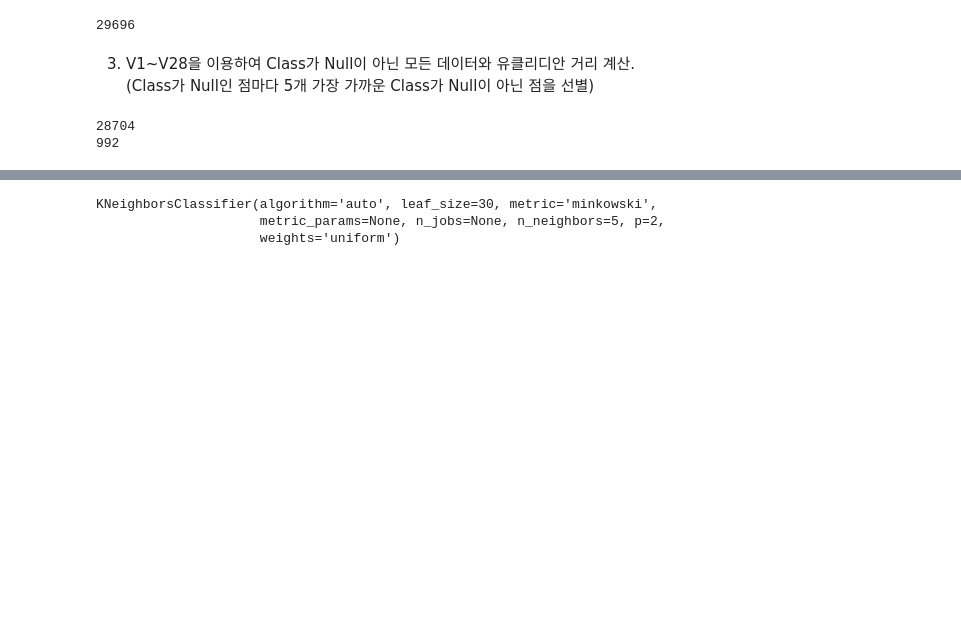
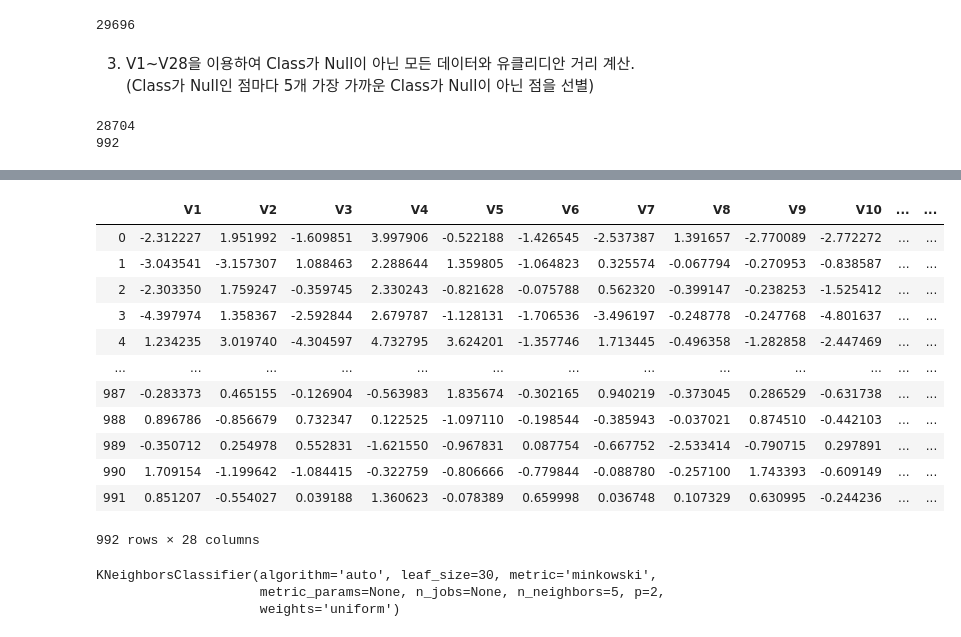
Before and after one commit to tenjumh/Practice, a Jupyter notebook: Anomaly detection/Fraud data detection.ipynb, the cells around one changed output, grey strips where cells are left out. Drawn from its saved outputs; the diff is of its cells as text; code cells hidden in the pictures; blank space fills up the shorter version.

```diff
--- a/Anomaly detection/Fraud data detection.ipynb
+++ b/Anomaly detection/Fraud data detection.ipynb
@@ -98,6 +116,22 @@ print(len(data_df_notnull))
 # %%
 y = data_df_notnull['Class']
-X = data_df_notnull.drop(['Class'], axis=1)
+X = data_df_notnull.drop(['Class', 'Time','Amount'], axis=1)
+# %%
+X
+# %% [output]
+|  | V1 | V2 | V3 | V4 | V5 | V6 | V7 | V8 | V9 | V10 | ... | ... |
+| 0 | -2.312227 | 1.951992 | -1.609851 | 3.997906 | -0.522188 | -1.426545 | -2.537387 | 1.391657 | -2.770089 | -2.772272 | ... | ... |
+| 1 | -3.043541 | -3.157307 | 1.088463 | 2.288644 | 1.359805 | -1.064823 | 0.325574 | -0.067794 | -0.270953 | -0.838587 | ... | ... |
+| 2 | -2.303350 | 1.759247 | -0.359745 | 2.330243 | -0.821628 | -0.075788 | 0.562320 | -0.399147 | -0.238253 | -1.525412 | ... | ... |
+| 3 | -4.397974 | 1.358367 | -2.592844 | 2.679787 | -1.128131 | -1.706536 | -3.496197 | -0.248778 | -0.247768 | -4.801637 | ... | ... |
+| 4 | 1.234235 | 3.019740 | -4.304597 | 4.732795 | 3.624201 | -1.357746 | 1.713445 | -0.496358 | -1.282858 | -2.447469 | ... | ... |
+| ... | ... | ... | ... | ... | ... | ... | ... | ... | ... | ... | ... | ... |
+| 987 | -0.283373 | 0.465155 | -0.126904 | -0.563983 | 1.835674 | -0.302165 | 0.940219 | -0.373045 | 0.286529 | -0.631738 | ... | ... |
+| 988 | 0.896786 | -0.856679 | 0.732347 | 0.122525 | -1.097110 | -0.198544 | -0.385943 | -0.037021 | 0.874510 | -0.442103 | ... | ... |
+| 989 | -0.350712 | 0.254978 | 0.552831 | -1.621550 | -0.967831 | 0.087754 | -0.667752 | -2.533414 | -0.790715 | 0.297891 | ... | ... |
+| 990 | 1.709154 | -1.199642 | -1.084415 | -0.322759 | -0.806666 | -0.779844 | -0.088780 | -0.257100 | 1.743393 | -0.609149 | ... | ... |
+| 991 | 0.851207 | -0.554027 | 0.039188 | 1.360623 | -0.078389 | 0.659998 | 0.036748 | 0.107329 | 0.630995 | -0.244236 | ... | ... |
+992 rows × 28 columns
 # %%
 knn = KNeighborsClassifier(n_neighbors=5)
 # %%
```
Also changed, not shown: parts of 20 cells of this notebook.
